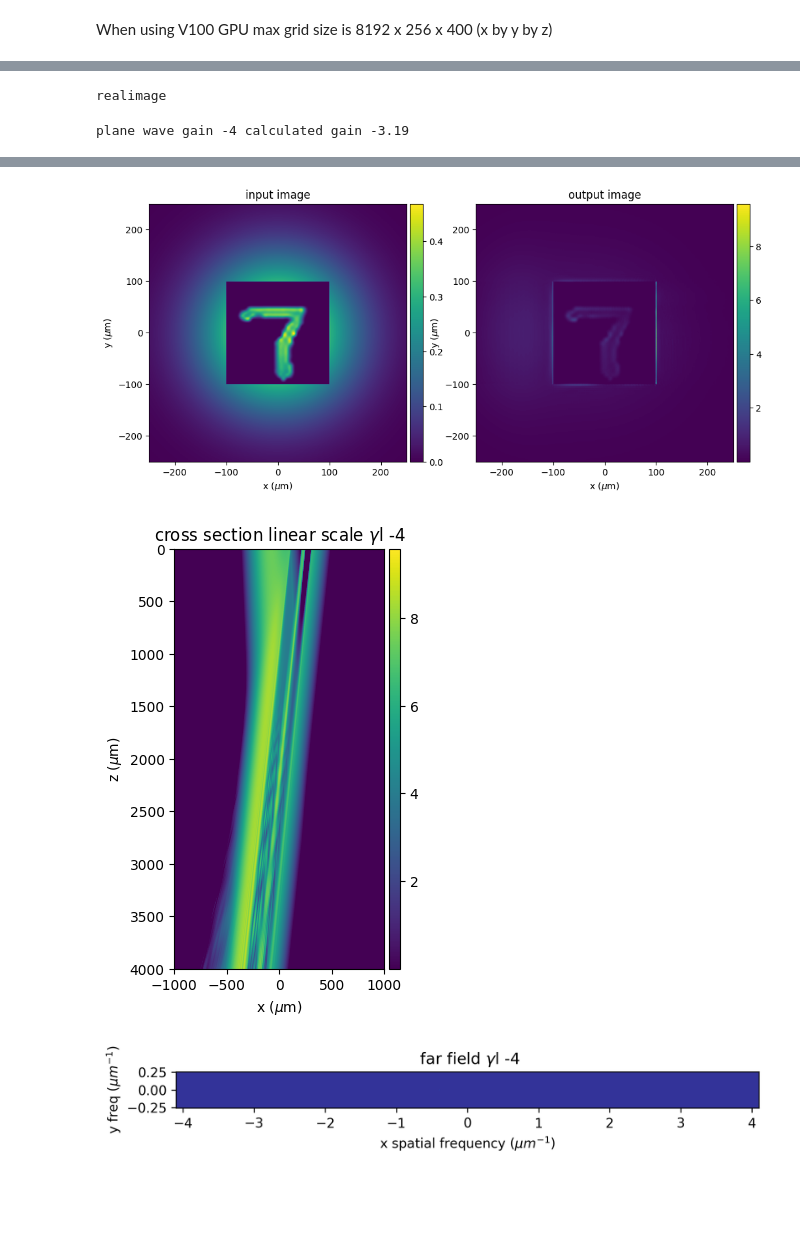
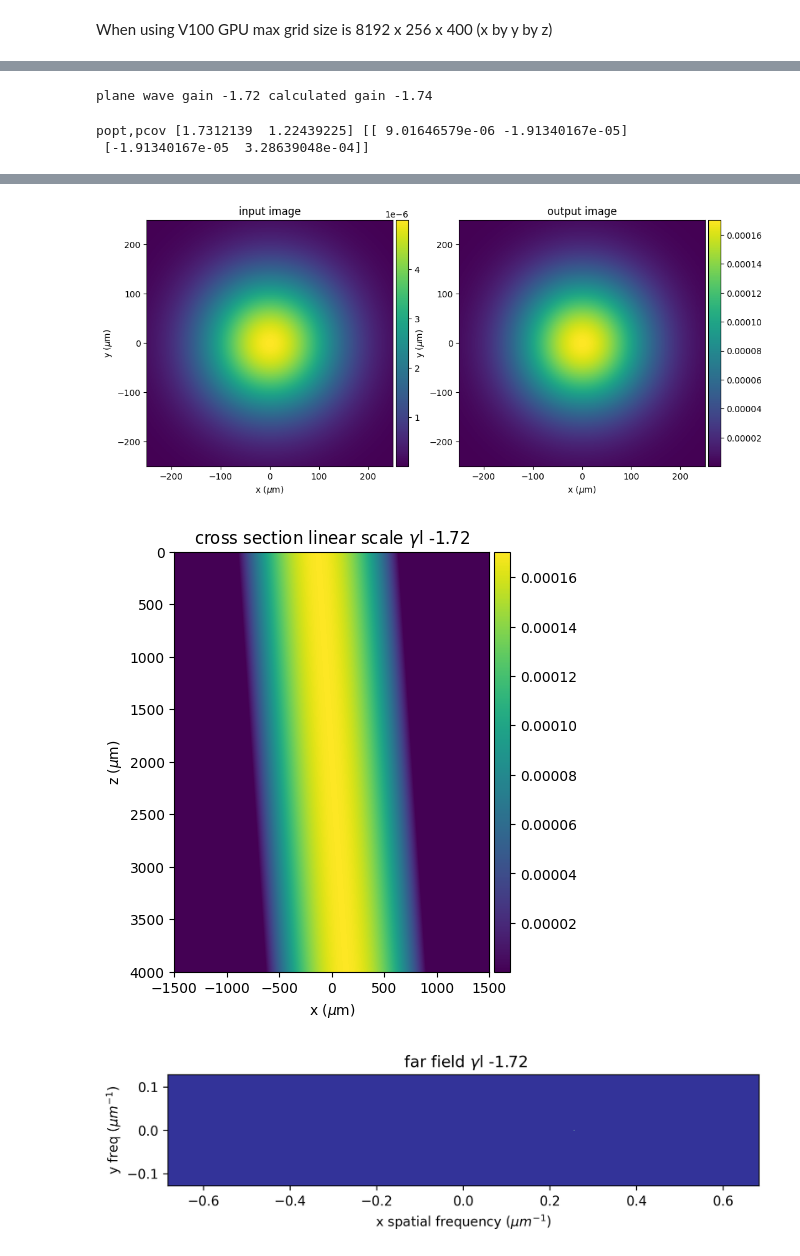
Before and after one commit to mcroning/Nonlinear-Beam-Propagation, a Jupyter notebook: PRcoupler.ipynb, the cells around one changed output, grey strips where cells are left out. Saved outputs shown, nothing was run; the diff lists cells and outputs as text; code cells hidden in the pictures; blank space fills up the shorter version.

```diff
--- a/PRcoupler.ipynb
+++ b/PRcoupler.ipynb
@@ -46,11 +40,11 @@ Resolving deltas: 100% (83/83), done.
 # %%
 
 # @title Set Parameters { run: "auto" }
-gain_length_product = -4 # @param {type:"number"}
-intensity_beam_ratio_2_to_1 = 1 # @param {type:"number"}
-image_on_beam = "Image on beam 1" # @param ["No Image", "Image on beam 1"]
+gain_length_product = -1.72 # @param {type:"number"}
+intensity_beam_ratio_2_to_1 = 200000 # @param {type:"number"}
+image_on_beam = "No Image" # @param ["No Image", "Image on beam 1"]
 scattering_noise_type = "none" # @param ["none", "surface"]
-dark_intensity = 0.01 # @param {type:"number"}
+dark_intensity = 0.1 # @param {type:"number"}
 relative_dielectric_constant = 2500 # @param {type:"number"}
 mobile_charge_density = 6.4e22 # @param {type:"number"}
 temperature_K = 293 # @param {type:"number"}
@@ -58,36 +52,36 @@ refractive_index = 2.4 # @param {type:"number"}
 scattering_correlation_length_um = 0.6 # @param {type:"number"}
 volume_noise_amplitude = 0.001 # @param {type:"number"}
 surface_noise_amplitude = 0.1 # @param {type:"number"}
-number_of_time_steps = 40 # @param {type:"integer"}
-end_time_t0 = 4 # @param {type:"number"}
-x_aperture_um = 2000 # @param {type:"number"}
+number_of_time_steps = 80 # @param {type:"integer"}
+end_time_t0 = 16 # @param {type:"number"}
+x_aperture_um = 3000 # @param {type:"number"}
 y_aperture_um = 1000 # @param {type:"number"}
-x_samples = "16384" # @param ["1024", "2048", "4096", "8192", "16384"]
-y_samples = "512" # @param ["256", "512", "1024", "2048"]
+x_samples = "4096" # @param ["1024", "2048", "4096", "8192", "16384"]
+y_samples = "256" # @param ["256", "512", "1024", "2048"]
 interaction_length_um = 4000 # @param {type:"number"}
 z_step_um = 20 # @param {type:"number"}
 
 image_size_norm_by_waist1 = 1 # @param {type:"number"}
 wavelength_um = 0.625 # @param {type:"number"}
 beam_waist_1 = 200 # @param {type:"number"}
-beam_waist_2 = 200 # @param {type:"number"}
-external_angle_beam_1 = 0.25 # @param {type:"number"}
-external_angle_beam_2 = -0.1 # @param {type:"number"}
+beam_waist_2 = 500 # @param {type:"number"}
+external_angle_beam_1 = 0.16 # @param {type:"number"}
+external_angle_beam_2 = -0.16 # @param {type:"number"}
 azimuth_1 = 0 # @param {type:"number"}
 azimuth_2 = 0 # @param {type:"number"}
 Tukey_window_edge = 0.1 # @param {type:"number"}
 image_type = "real image" # @param ["real image", "phase image"]
 prop_random_steps = False # @param {type:"boolean"}
 backpropagate_output_image = True # @param {type:"boolean"}
-time_behavior = "Static" # @param ["Static", "Time Dependent"]
+time_behavior = "Time Dependent" # @param ["Static", "Time Dependent"]
 image_file_name = "" # @param {type:"string"}
 std_image = "MNIST 7" # @param ["MNIST 0", "MNIST 1", "MNIST 2", "MNIST 3", "MNIST 4", "MNIST 5", "MNIST 6", "MNIST 7", "MNIST 8", "MNIST 9", "AF Res Chart"]
 image_invert = False # @param {type:"boolean"}
 fanning_study = False # @param {type:"boolean"}
 save_noise = True # @param {type:"boolean"}
 use_old_noise = False # @param {type:"boolean"}
-Google_drive_save_folder = "glm4x16384" # @param {type:"string"}
-save_output = True # @param {type:"boolean"}
+Google_drive_save_folder = "glm3p3a16_fischertd" # @param {type:"string"}
+save_output = False # @param {type:"boolean"}
 
 folder=Google_drive_save_folder
 savedata=save_output
@@ -628,8 +621,7 @@ fxy=cp.zeros((xsamp,ysamp),dtype="float")
 fxa=cp.tile(fx,(len(fy),1)).T
 fya=cp.tile(fy,(len(fx),1))
 fxy=(fxa**2+fya**2);
+imr_norm=cp.zeros(tsteps)
-# %% [output]
-realimage
 # %%
 # @title Calculation loop
 for jt in tqdm(range(tsteps)):
@@ -701,9 +693,11 @@ for jt in tqdm(range(tsteps)):
             ampft=spfft.fft2(amp)
             ampp=spfft.ifft2(ampft*mask2)  #beam 2 intensity
             ampm=spfft.ifft2(ampft*mask1)  #beam 1 intensity
-            imr=cp.sum(cp.sum(abs(ampm)**2)) # beam 2 total power
-            ipr=cp.sum(cp.sum(abs(ampp)**2)) # beam 1 total power
 
+
+            imr=cp.sum(cp.sum(abs(ampm)**2))/cp.sum(cp.sum(abs(amp)**2)) # normalized beam 2 total power
+            ipr=cp.sum(cp.sum(abs(ampp)**2))/cp.sum(cp.sum(abs(amp)**2)) # normalized beam 1 total power
+            imr_norm[jt]=imr*(1+rat*np.exp(2*gl)) #amplified beam 1 power normalized to plane wave steady state
 
             gain_seq[jt]=-cp.log(imr/im0r/(ipr/ip0r)) /2
             if jt%4==0:
@@ -712,7 +706,6 @@ for jt in tqdm(range(tsteps)):
 
 
         #end z step loop code at time step jt
-
         toc=time.perf_counter()
         cycle_time=toc-tic
         iftstep=abs(cp.fft.fftshift(spfft.fft2(amp)))**2  #far field
@@ -773,7 +766,7 @@ resout=res(imout, ampxz, amp, amp0)  #for imout measurement
     #return resout
 print('plane wave gain '+str(gl)+' calculated gain '+'{0:.2f}'.format(gain))
 # %% [output]
-plane wave gain -4 calculated gain -3.19
+plane wave gain -1.72 calculated gain -1.74
 # %%
 # @title  Display output
 def func(xx, aa, bb): #exponential gain fit
@@ -857,12 +850,13 @@ if prdata['timedep']==True:
     #ixz=ixz.astype(np.uint16)
     try:
       if not fanning_study:
-
+        imout_power=np.sum(imoutg,axis=(1,2))
         fig3 = plt.figure(figsize=(5, 5), dpi=100)
         ax6=fig3.add_subplot()
         ax6.set_xlabel('time, t0 units')
-        ax6.set_ylabel(r'gain $\gamma$l ')
-        ax6.plot(t_seq.get(),gain_seq.get())
+        ax6.set_ylabel('Output Power')
+        #ax6.plot(t_seq.get(),gain_seq.get())
+        ax6.plot(t_seq.get(),imr_norm.get())
         popt, pcov = curve_fit(func, t_seq.get(), gain_seq.get())
         tcstr='{0:.2f}'.format(1/popt[1])
         gstr='{0:.2f}'.format(-popt[0])
@@ -1007,3 +1001,5 @@ else:
 
     ax5.imshow(iftf.T,extent=[-fxmax,fxmax,-fymax,fymax],cmap='terrain')
 # %% [output]
+popt,pcov [1.7312139  1.22439225] [[ 9.01646579e-06 -1.91340167e-05]
+ [-1.91340167e-05  3.28639048e-04]]
@@ -1010,3 +1008,3 @@ else:
-[figure, old version]
+[figure, new version]
-[figure, old version]
+[figure, new version]
-[figure, old version]
+[figure, new version]
```
Also changed, not shown: parts of 5 cells of this notebook.
